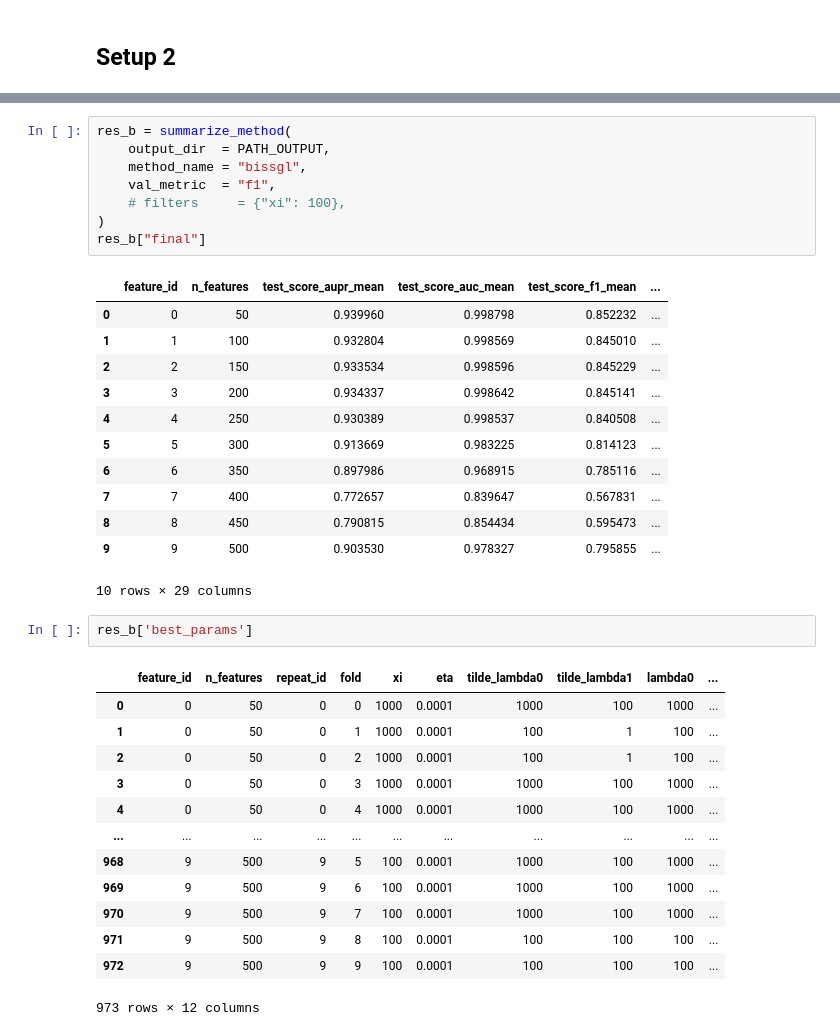
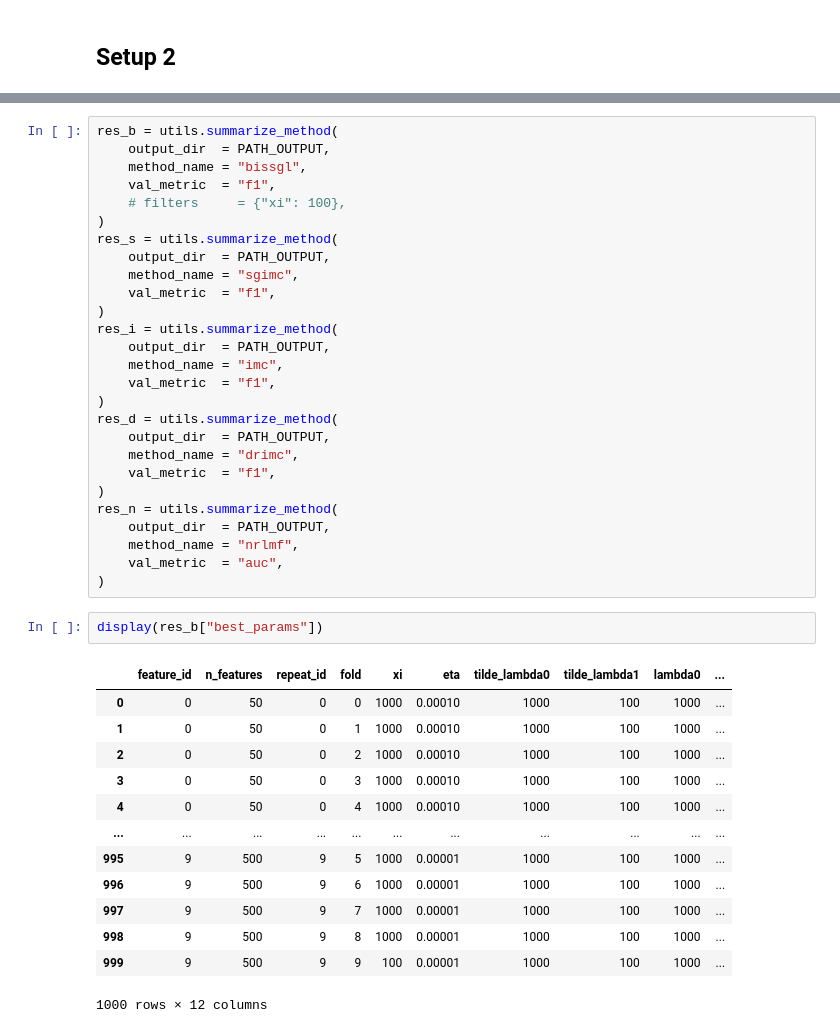
Before and after one commit to Sijianf/BVSIMC, a Jupyter notebook: scripts/simulations/cv_summary.ipynb, the cells around one changed output, grey strips where cells are left out. Drawn from its saved outputs; the diff is of its cells as text.

```diff
--- a/scripts/simulations/cv_summary.ipynb
+++ b/scripts/simulations/cv_summary.ipynb
@@ -1045,38 +915,44 @@ PATH_OUTPUT = os.path.join(PATH_ROOT, "outputs/results/simulations/masked_ones")
 # %%
-res_b = summarize_method(
+res_b = utils.summarize_method(
     output_dir  = PATH_OUTPUT,
     method_name = "bissgl",
     val_metric  = "f1",
     # filters     = {"xi": 100},
 )
-res_b["final"]
+res_s = utils.summarize_method(
+    output_dir  = PATH_OUTPUT,
+    method_name = "sgimc",
+    val_metric  = "f1",
+)
+res_i = utils.summarize_method(
+    output_dir  = PATH_OUTPUT,
+    method_name = "imc",
+    val_metric  = "f1",
+)
+res_d = utils.summarize_method(
+    output_dir  = PATH_OUTPUT,
+    method_name = "drimc",
+    val_metric  = "f1",
+)
+res_n = utils.summarize_method(
+    output_dir  = PATH_OUTPUT,
+    method_name = "nrlmf",
+    val_metric  = "auc",
+)
-# %% [output]
-|  | feature_id | n_features | test_score_aupr_mean | test_score_auc_mean | test_score_f1_mean | ... |
-| 0 | 0 | 50 | 0.939960 | 0.998798 | 0.852232 | ... |
-| 1 | 1 | 100 | 0.932804 | 0.998569 | 0.845010 | ... |
-| 2 | 2 | 150 | 0.933534 | 0.998596 | 0.845229 | ... |
-| 3 | 3 | 200 | 0.934337 | 0.998642 | 0.845141 | ... |
-| 4 | 4 | 250 | 0.930389 | 0.998537 | 0.840508 | ... |
-| 5 | 5 | 300 | 0.913669 | 0.983225 | 0.814123 | ... |
-| 6 | 6 | 350 | 0.897986 | 0.968915 | 0.785116 | ... |
-| 7 | 7 | 400 | 0.772657 | 0.839647 | 0.567831 | ... |
-| 8 | 8 | 450 | 0.790815 | 0.854434 | 0.595473 | ... |
-| 9 | 9 | 500 | 0.903530 | 0.978327 | 0.795855 | ... |
-10 rows × 29 columns
-# %%
-res_b['best_params']
-# %% [output]
-|  | feature_id | n_features | repeat_id | fold | xi | eta | tilde_lambda0 | tilde_lambda1 | lambda0 | ... |
-| 0 | 0 | 50 | 0 | 0 | 1000 | 0.0001 | 1000 | 100 | 1000 | ... |
-| 1 | 0 | 50 | 0 | 1 | 1000 | 0.0001 | 100 | 1 | 100 | ... |
-| 2 | 0 | 50 | 0 | 2 | 1000 | 0.0001 | 100 | 1 | 100 | ... |
-| 3 | 0 | 50 | 0 | 3 | 1000 | 0.0001 | 1000 | 100 | 1000 | ... |
-| 4 | 0 | 50 | 0 | 4 | 1000 | 0.0001 | 1000 | 100 | 1000 | ... |
-| ... | ... | ... | ... | ... | ... | ... | ... | ... | ... | ... |
-| 968 | 9 | 500 | 9 | 5 | 100 | 0.0001 | 1000 | 100 | 1000 | ... |
-| 969 | 9 | 500 | 9 | 6 | 100 | 0.0001 | 1000 | 100 | 1000 | ... |
-| 970 | 9 | 500 | 9 | 7 | 100 | 0.0001 | 1000 | 100 | 1000 | ... |
-| 971 | 9 | 500 | 9 | 8 | 100 | 0.0001 | 100 | 100 | 100 | ... |
-| 972 | 9 | 500 | 9 | 9 | 100 | 0.0001 | 100 | 100 | 100 | ... |
-973 rows × 12 columns
+# %%
+display(res_b["best_params"])
+# %% [output]
+|  | feature_id | n_features | repeat_id | fold | xi | eta | tilde_lambda0 | tilde_lambda1 | lambda0 | ... |
+| 0 | 0 | 50 | 0 | 0 | 1000 | 0.00010 | 1000 | 100 | 1000 | ... |
+| 1 | 0 | 50 | 0 | 1 | 1000 | 0.00010 | 1000 | 100 | 1000 | ... |
+| 2 | 0 | 50 | 0 | 2 | 1000 | 0.00010 | 1000 | 100 | 1000 | ... |
+| 3 | 0 | 50 | 0 | 3 | 1000 | 0.00010 | 1000 | 100 | 1000 | ... |
+| 4 | 0 | 50 | 0 | 4 | 1000 | 0.00010 | 1000 | 100 | 1000 | ... |
+| ... | ... | ... | ... | ... | ... | ... | ... | ... | ... | ... |
+| 995 | 9 | 500 | 9 | 5 | 1000 | 0.00001 | 1000 | 100 | 1000 | ... |
+| 996 | 9 | 500 | 9 | 6 | 1000 | 0.00001 | 1000 | 100 | 1000 | ... |
+| 997 | 9 | 500 | 9 | 7 | 1000 | 0.00001 | 1000 | 100 | 1000 | ... |
+| 998 | 9 | 500 | 9 | 8 | 1000 | 0.00001 | 1000 | 100 | 1000 | ... |
+| 999 | 9 | 500 | 9 | 9 | 100 | 0.00001 | 1000 | 100 | 1000 | ... |
+1000 rows × 12 columns
 # %%
```
Also changed, not shown: parts of 21 cells of this notebook, 24 other files.
